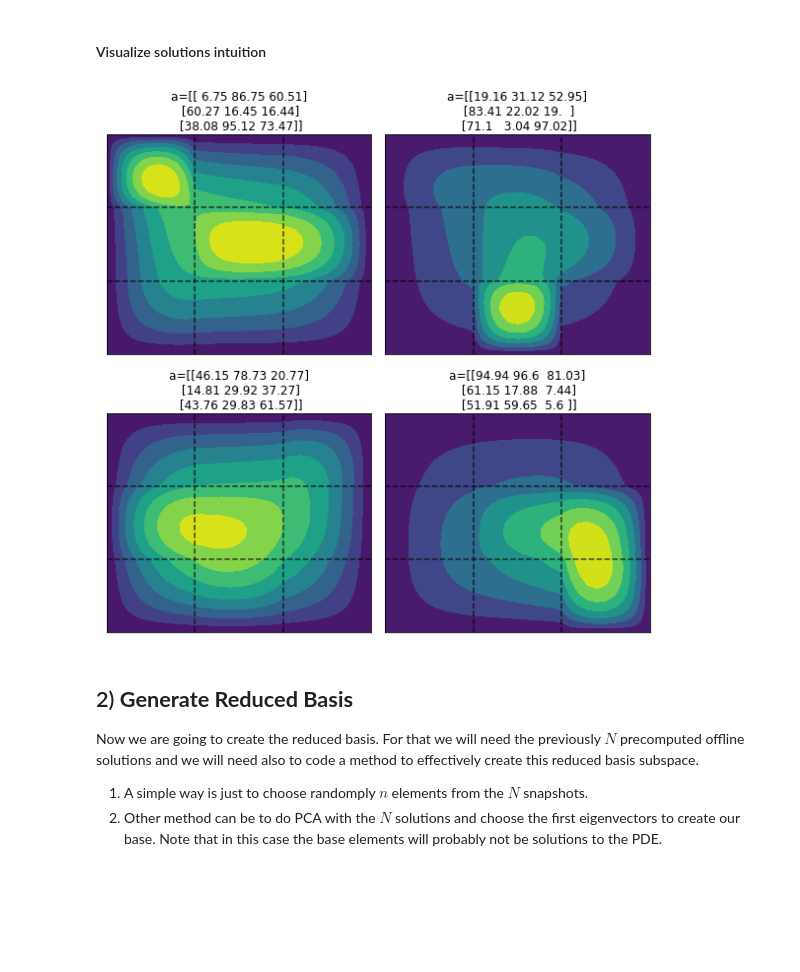
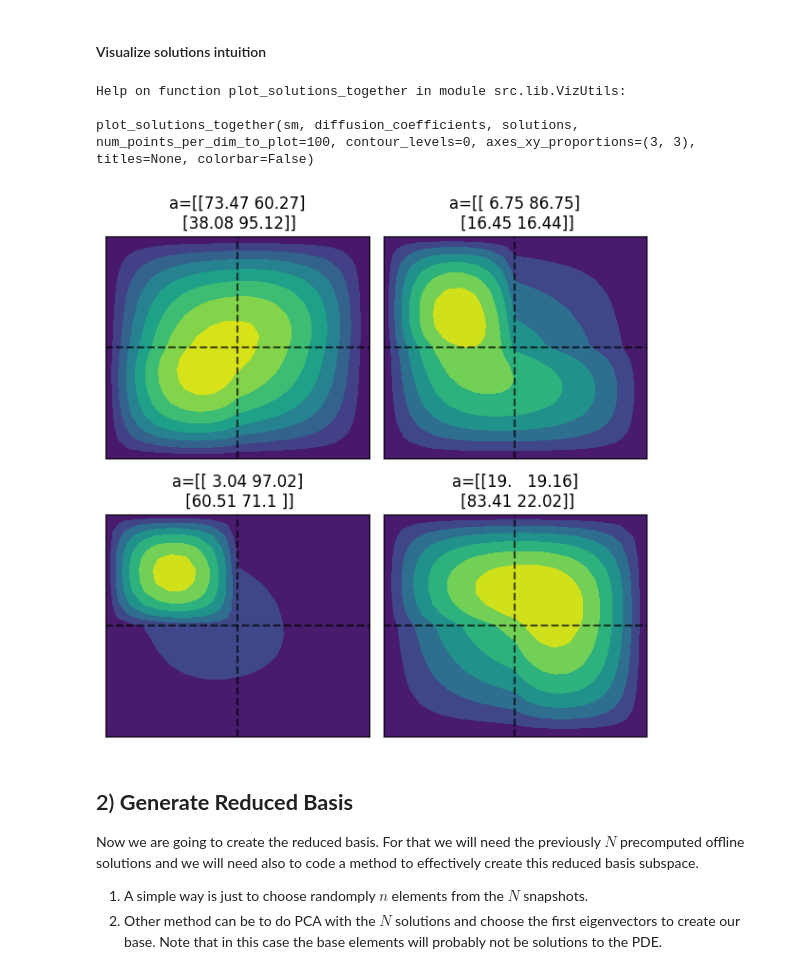
Before and after one commit to agussomacal/ROMHighContrast, a Jupyter notebook: src/notebooks/InverseProblemPipeline.ipynb, the cells around one changed output. Cells and saved outputs as stored; diff of their text form; code cells hidden in the pictures; blank space fills up the shorter version.

```diff
--- a/src/notebooks/InverseProblemPipeline.ipynb
+++ b/src/notebooks/InverseProblemPipeline.ipynb
@@ -63,5 +68,5 @@ We will generate the offline solutions with a Galerkin method, in the space $V$
 # %%
 # object that knows how to create the solutions to the PDE + projections etc
-sm = SolutionsManagerFEM(blocks_geometry=(3,3), N=10, num_cores=1)
+sm = SolutionsManagerFEM(blocks_geometry=(2,2), N=10, num_cores=1)
 print("The space V has dimension {}".format(sm.vspace_dim))
 # %% [output]
@@ -70,6 +75,7 @@ The space V has dimension 841
 #### Display parameters
 # %%
 num_points_per_dim_to_plot = 50 # size of the plotted images
+axes_xy_proportions = (3, 3)
 # %% [markdown]
 # Intuition about the problem
 # %% [markdown]
@@ -148,17 +248,24 @@ solutions = sm.generate_solutions(diffusion_coefficients)
 #### Visualize solutions
 # %% [markdown]
 #### Visualize solutions intuition
+# %%
+help(plot_solutions_together)
+# %% [output]
+Help on function plot_solutions_together in module src.lib.VizUtils:
+
+plot_solutions_together(sm, diffusion_coefficients, solutions, num_points_per_dim_to_plot=100, contour_levels=0, axes_xy_proportions=(3, 3), titles=None, colorbar=False)
 # %%
 plot_solutions_together(
     sm,
     diffusion_coefficients=diffusion_coefficients[:4],
     solutions=solutions[:4],
     num_points_per_dim_to_plot=100,
     contour_levels=7,
-    colorbar=False
+    colorbar=False,
+    axes_xy_proportions=axes_xy_proportions
 )
 # %% [output]
-[figure, old version]
+[figure, new version]
 # %% [markdown]
 ## 2) **Generate Reduced Basis**
 
```
Also changed, not shown: parts of 16 cells of this notebook, 3 other files.
